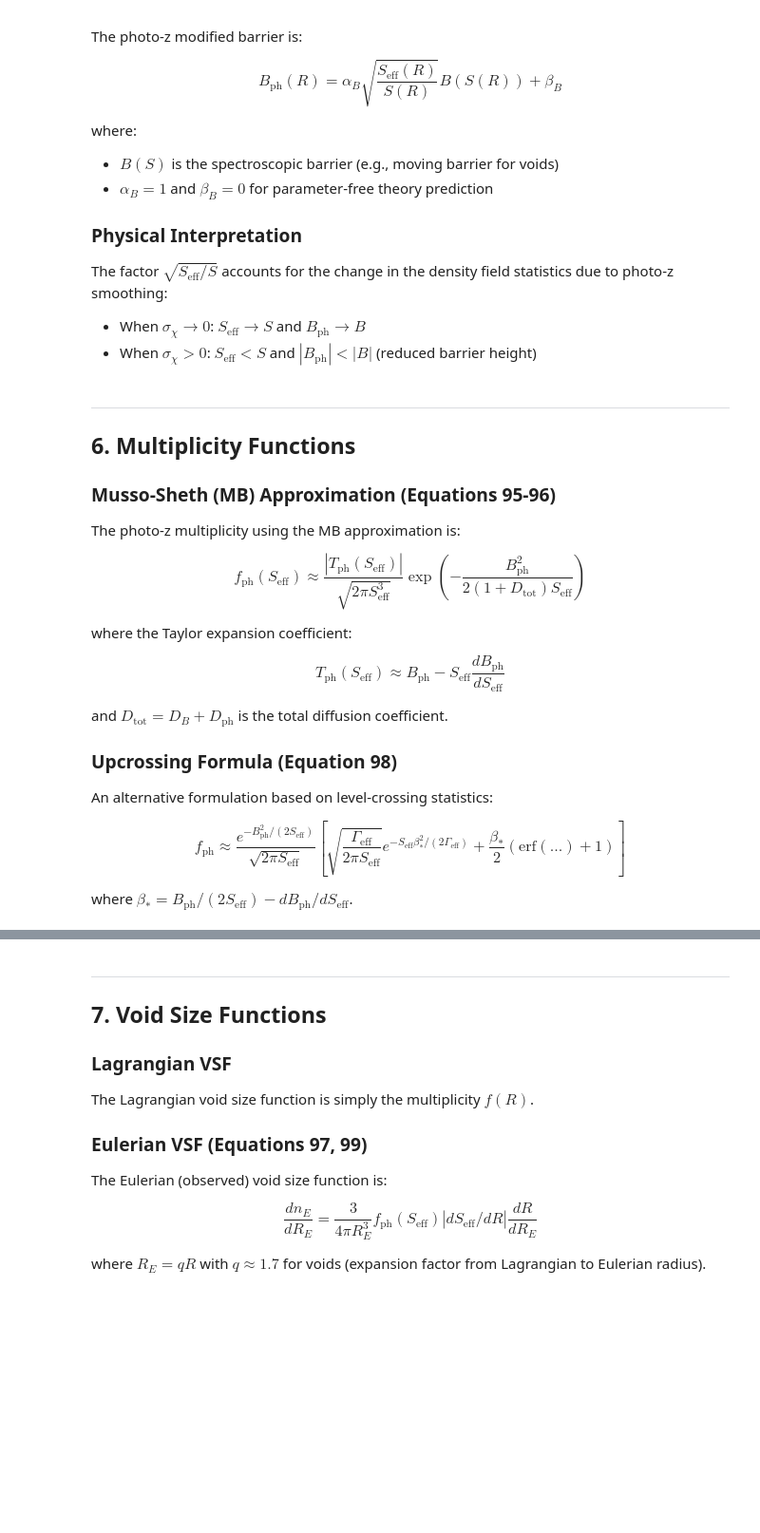
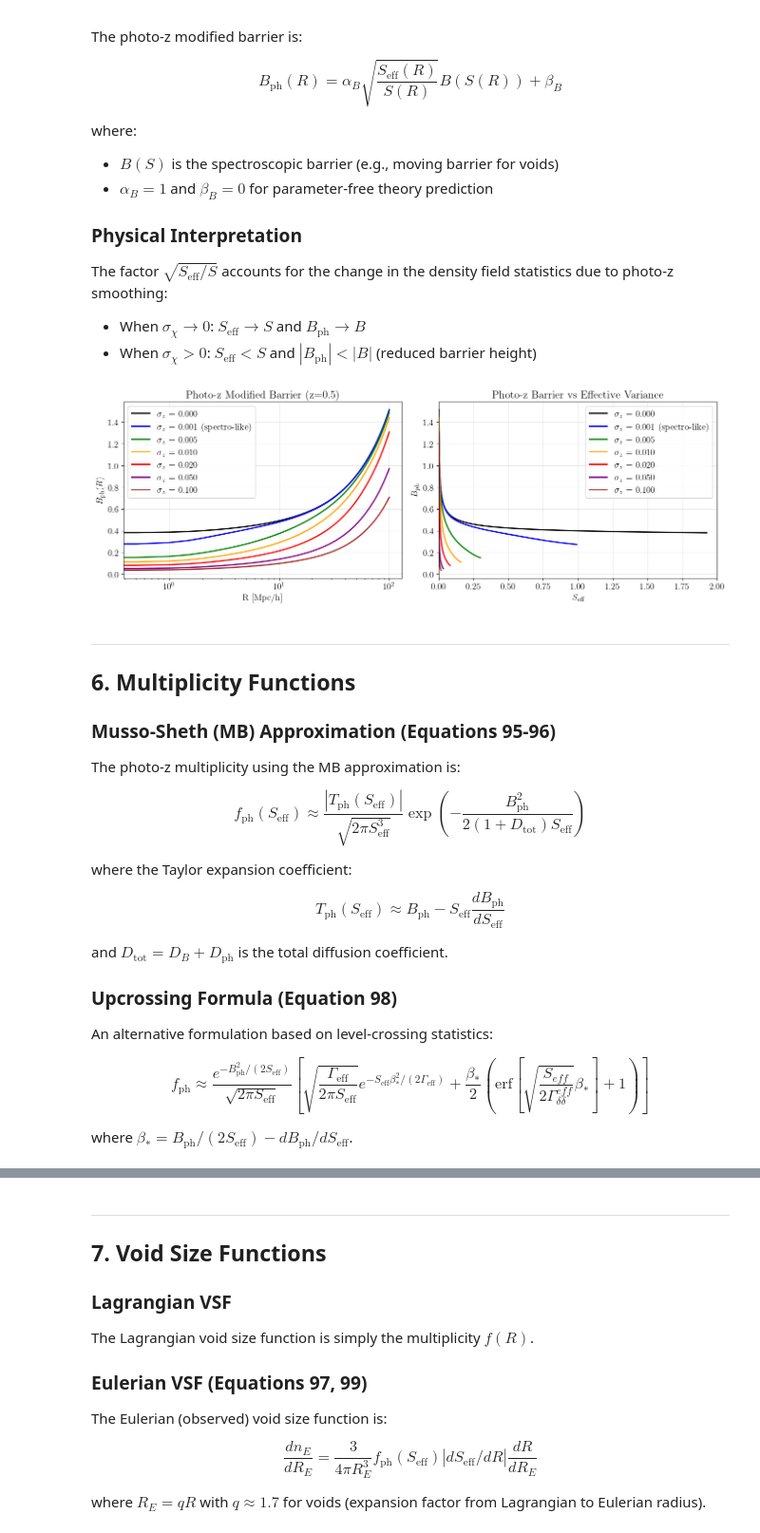
Before and after one commit to PierreBoccard/excursion_set_functions, a Jupyter notebook: examples/photo_z_formalism_documentation.ipynb, the cells around one changed output, grey strips where cells are left out. Shown at 95% size. Drawn from its saved outputs; the diff is of its cells as text; code cells hidden in the pictures; blank space fills up the shorter version.

```diff
--- a/examples/photo_z_formalism_documentation.ipynb
+++ b/examples/photo_z_formalism_documentation.ipynb
@@ -345,41 +444,51 @@ beta_barrier = 0.098 * abs(delta_v_lin) + 0.103
 gamma_barrier = 0.87
 
 # Spectroscopic quantities
-S_spectro = pz.Seff_photo_z(Pk, k, R, sigma_chi=0.0)
+S_spectro = pz.Seff_photo_z(Pk, k, radius, sigma_chi=0.0)
 B_spectro = alpha_barrier * (1. + (beta_barrier / S_spectro**0.5)**gamma_barrier)
 
 fig, axes = plt.subplots(1, 2, figsize=(14, 5))
 
 # Barrier B_ph(R)
 ax = axes[0]
-for sigma_chi, c in zip(sigma_chi_vals, colors):
-    Seff = pz.Seff_photo_z(Pk, k, R, sigma_chi=sigma_chi)
+for sigma_z, sigma_chi, c in zip(sigma_z_vals, sigma_chi_vals, colors):
+    Seff = pz.Seff_photo_z(Pk, k, radius, sigma_chi=sigma_chi)
     Bph = pz.B_photo_z(B_spectro, S_spectro, Seff, alpha_B=1.0, beta_B=0.0)
-    ax.plot(R, Bph, color=c, lw=2, label=f'$\\sigma_\\chi$ = {sigma_chi} Mpc/h')
+    if sigma_z == 0.001:
+        label = f'$\\sigma_z$ = {sigma_z:.3f} (spectro-like)'
+    else:
+        label = f'$\\sigma_z$ = {sigma_z:.3f}'
+    ax.plot(radius, Bph, color=c, lw=2, label=label)
 
 ax.set_xscale('log')
 ax.set_xlabel('R [Mpc/h]')
 ax.set_ylabel('$B_{\\text{ph}}(R)$')
-ax.set_title('Photo-z Modified Barrier')
+ax.set_title(f'Photo-z Modified Barrier (z={z_fiducial})')
 ax.grid(True, alpha=0.3)
 ax.legend()
 
 # Barrier as function of S
 ax = axes[1]
-for sigma_chi, c in zip(sigma_chi_vals, colors):
-    Seff = pz.Seff_photo_z(Pk, k, R, sigma_chi=sigma_chi)
+for sigma_z, sigma_chi, c in zip(sigma_z_vals, sigma_chi_vals, colors):
+    Seff = pz.Seff_photo_z(Pk, k, radius, sigma_chi=sigma_chi)
     Bph = pz.B_photo_z(B_spectro, S_spectro, Seff, alpha_B=1.0, beta_B=0.0)
-    ax.plot(Seff, Bph, color=c, lw=2, label=f'$\\sigma_\\chi$ = {sigma_chi} Mpc/h')
+    if sigma_z == 0.001:
+        label = f'$\\sigma_z$ = {sigma_z:.3f} (spectro-like)'
+    else:
+        label = f'$\\sigma_z$ = {sigma_z:.3f}'
+    ax.plot(Seff, Bph, color=c, lw=2, label=label)
 
 ax.set_xlabel('$S_{\\text{eff}}$')
 ax.set_ylabel('$B_{\\text{ph}}$')
 ax.set_title('Photo-z Barrier vs Effective Variance')
 ax.grid(True, alpha=0.3)
 ax.legend()
 ax.set_xlim([0, 2])
 
 plt.tight_layout()
 plt.show()
+# %% [output]
+[figure, added]
 # %% [markdown]
 ---
 
@@ -401,7 +510,7 @@ and $D_{\text{tot}} = D_B + D_{\text{ph}}$ is the total diffusion coefficient.
 
 An alternative formulation based on level-crossing statistics:
 
-$$f_{\text{ph}} \approx \frac{e^{-B_{\text{ph}}^2/(2S_{\text{eff}})}}{\sqrt{2\pi S_{\text{eff}}}} \left[\sqrt{\frac{\Gamma_{\text{eff}}}{2\pi S_{\text{eff}}}} e^{-S_{\text{eff}}\beta_*^2/(2\Gamma_{\text{eff}})} + \frac{\beta_*}{2}(\text{erf}(...)+1)\right]$$
+$$f_{\text{ph}} \approx \frac{e^{-B_{\text{ph}}^2/(2S_{\text{eff}})}}{\sqrt{2\pi S_{\text{eff}}}} \left[\sqrt{\frac{\Gamma_{\text{eff}}}{2\pi S_{\text{eff}}}} e^{-S_{\text{eff}}\beta_*^2/(2\Gamma_{\text{eff}})} + \frac{\beta_*}{2}\left(\text{erf}\left[\sqrt{\frac{S_{eff}}{2\Gamma_{\delta \delta}^{eff}}}\beta_*\right]+1\right)\right]$$
 
 where $\beta_* = B_{\text{ph}}/(2S_{\text{eff}}) - dB_{\text{ph}}/dS_{\text{eff}}$.
 # %%
```
Also changed, not shown: parts of 13 cells of this notebook, 17 other files.
